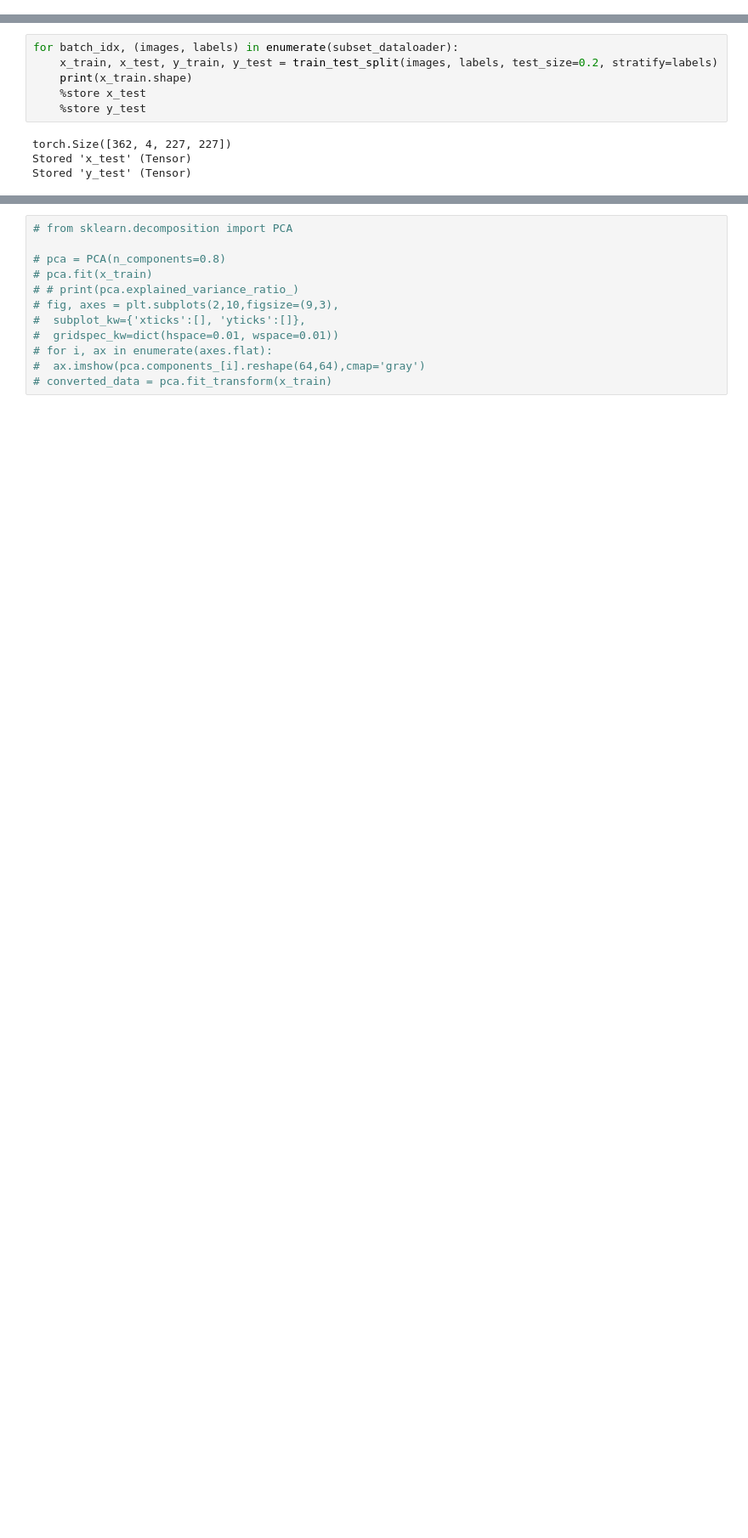
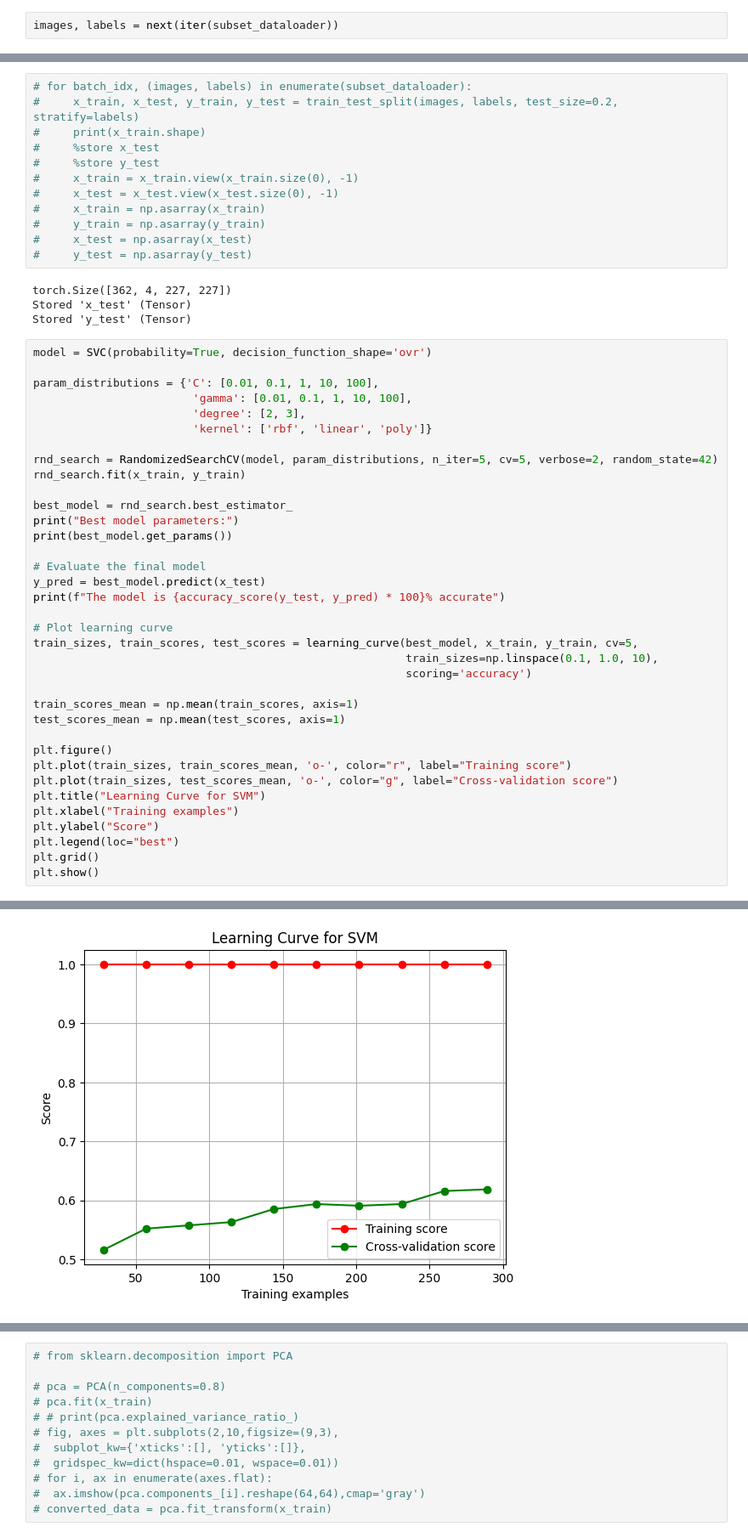
Before and after one commit to msverker/Bachelor_Thesis, a Jupyter notebook: SVM_Classifier.ipynb, the cells around one changed output, grey strips where cells are left out. Shown at 85% size. Cells and saved outputs as stored; diff of their text form; blank space fills up the shorter version.

```diff
--- a/SVM_Classifier.ipynb
+++ b/SVM_Classifier.ipynb
@@ -75,0 +102,2 @@ Not enough data in class 4, only 53 available.
+# %%
+images, labels = next(iter(subset_dataloader))
@@ -101,12 +146,55 @@ Not enough data in class 4, only 53 available.
 #     y_pred = best_model.predict(x_test)
 #     print(f"The model is {accuracy_score(y_pred, y_test) * 100}% accurate")
 # %%
-for batch_idx, (images, labels) in enumerate(subset_dataloader):
-    x_train, x_test, y_train, y_test = train_test_split(images, labels, test_size=0.2, stratify=labels)
-    print(x_train.shape)
-    %store x_test
-    %store y_test
+# for batch_idx, (images, labels) in enumerate(subset_dataloader):
+#     x_train, x_test, y_train, y_test = train_test_split(images, labels, test_size=0.2, stratify=labels)
+#     print(x_train.shape)
+#     %store x_test
+#     %store y_test
+#     x_train = x_train.view(x_train.size(0), -1)
+#     x_test = x_test.view(x_test.size(0), -1)
+#     x_train = np.asarray(x_train)
+#     y_train = np.asarray(y_train)
+#     x_test = np.asarray(x_test)
+#     y_test = np.asarray(y_test)
 # %% [output]
 torch.Size([362, 4, 227, 227])
 Stored 'x_test' (Tensor)
 Stored 'y_test' (Tensor)
+# %%
+model = SVC(probability=True, decision_function_shape='ovr')
+
+param_distributions = {'C': [0.01, 0.1, 1, 10, 100],
+                        'gamma': [0.01, 0.1, 1, 10, 100],
+                        'degree': [2, 3],
+                        'kernel': ['rbf', 'linear', 'poly']}
+
+rnd_search = RandomizedSearchCV(model, param_distributions, n_iter=5, cv=5, verbose=2, random_state=42)
+rnd_search.fit(x_train, y_train)
+
+best_model = rnd_search.best_estimator_
+print("Best model parameters:")
+print(best_model.get_params())
+
+# Evaluate the final model
+y_pred = best_model.predict(x_test)
+print(f"The model is {accuracy_score(y_test, y_pred) * 100}% accurate")
+
+# Plot learning curve
+train_sizes, train_scores, test_scores = learning_curve(best_model, x_train, y_train, cv=5,
+                                                        train_sizes=np.linspace(0.1, 1.0, 10),
+                                                        scoring='accuracy')
+
+train_scores_mean = np.mean(train_scores, axis=1)
+test_scores_mean = np.mean(test_scores, axis=1)
+
+plt.figure()
+plt.plot(train_sizes, train_scores_mean, 'o-', color="r", label="Training score")
+plt.plot(train_sizes, test_scores_mean, 'o-', color="g", label="Cross-validation score")
+plt.title("Learning Curve for SVM")
+plt.xlabel("Training examples")
+plt.ylabel("Score")
+plt.legend(loc="best")
+plt.grid()
+plt.show()
+# %% [output]
@@ -112,0 +218 @@ Stored 'y_test' (Tensor)
+[figure, added]
```
Also changed, not shown: parts of 11 cells of this notebook, 2 other files.
